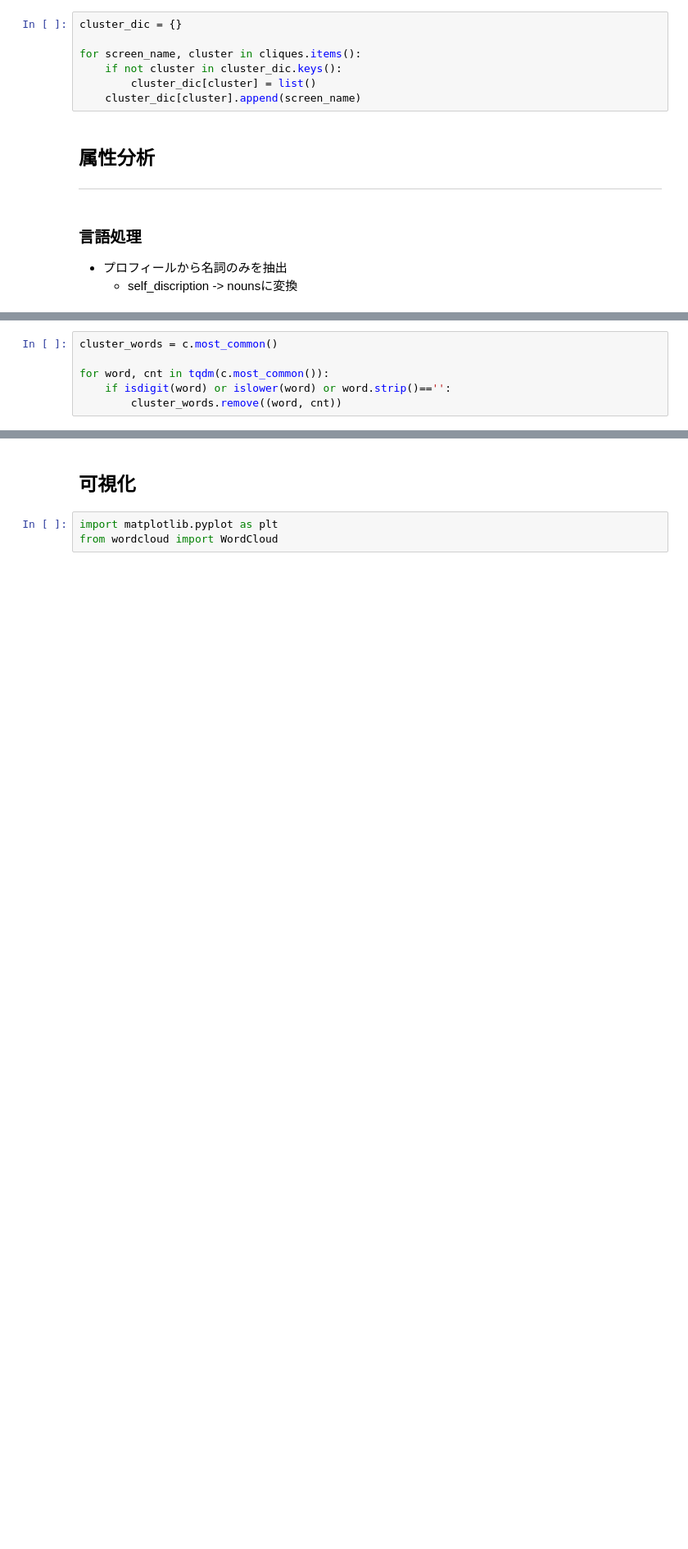
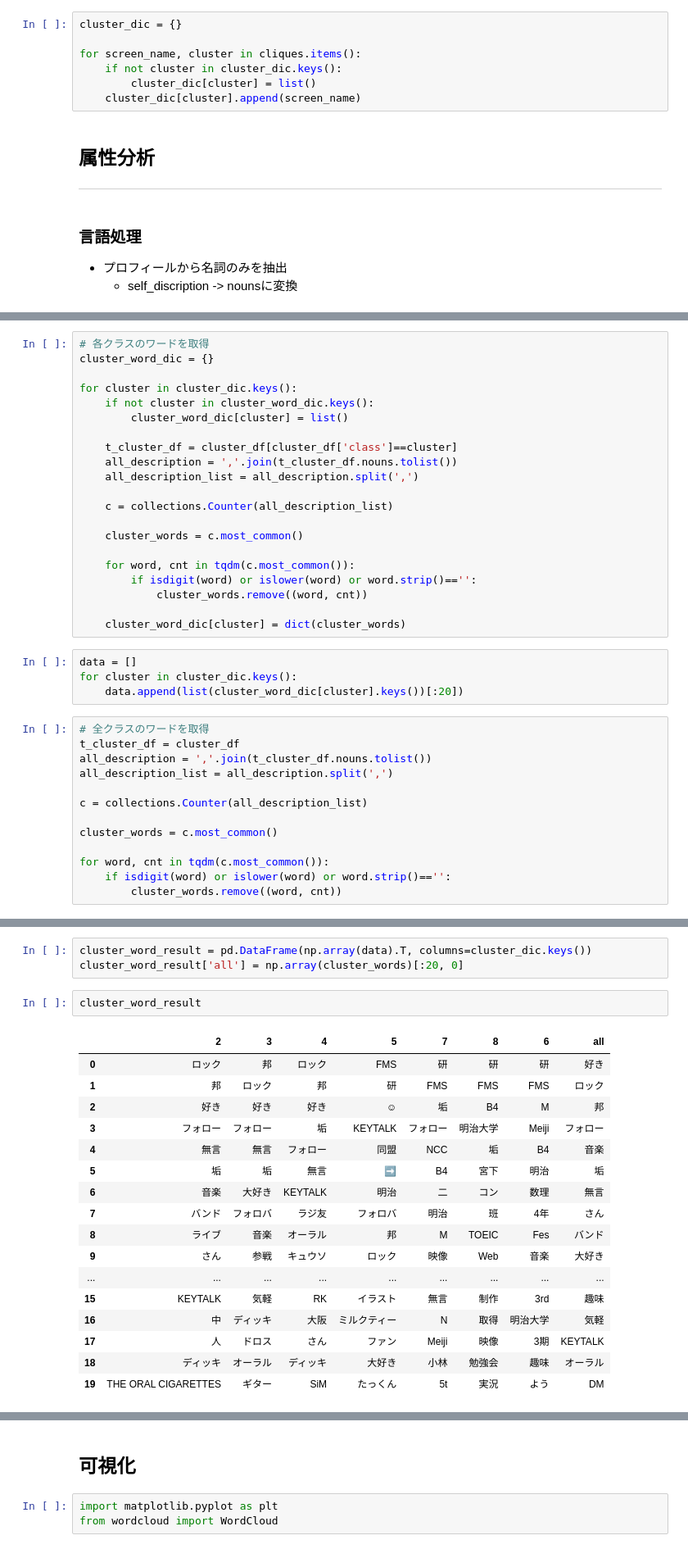
Before and after one commit to konumaru/networkAnalytics, a Jupyter notebook: notebook/analize_follower_cluster.ipynb, the cells around one changed output, grey strips where cells are left out. Shown at 82% size. Cells and saved outputs as stored; diff of their text form; blank space fills up the shorter version.

```diff
--- a/notebook/analize_follower_cluster.ipynb
+++ b/notebook/analize_follower_cluster.ipynb
@@ -198,4 +205,36 @@ def isdigit(s):
+# %%
+# 各クラスのワードを取得
+cluster_word_dic = {}
+
+for cluster in cluster_dic.keys():
+    if not cluster in cluster_word_dic.keys():
+        cluster_word_dic[cluster] = list()
+
+    t_cluster_df = cluster_df[cluster_df['class']==cluster]
+    all_description = ','.join(t_cluster_df.nouns.tolist())
+    all_description_list = all_description.split(',')
+
+    c = collections.Counter(all_description_list)
+
+    cluster_words = c.most_common()
+
+    for word, cnt in tqdm(c.most_common()):
+        if isdigit(word) or islower(word) or word.strip()=='':
+            cluster_words.remove((word, cnt))
+
+    cluster_word_dic[cluster] = dict(cluster_words)
+# %%
+data = []
+for cluster in cluster_dic.keys():
+    data.append(list(cluster_word_dic[cluster].keys())[:20])
 # %%
+# 全クラスのワードを取得
+t_cluster_df = cluster_df
+all_description = ','.join(t_cluster_df.nouns.tolist())
+all_description_list = all_description.split(',')
+
+c = collections.Counter(all_description_list)
+
 cluster_words = c.most_common()
 
 for word, cnt in tqdm(c.most_common()):
@@ -216,0 +243,23 @@ cluster_words[:10]
+# %%
+cluster_word_result = pd.DataFrame(np.array(data).T, columns=cluster_dic.keys())
+cluster_word_result['all'] = np.array(cluster_words)[:20, 0]
+# %%
+cluster_word_result
+# %% [output]
+|  | 2 | 3 | 4 | 5 | 7 | 8 | 6 | all |
+| 0 | ロック | 邦 | ロック | FMS | 研 | 研 | 研 | 好き |
+| 1 | 邦 | ロック | 邦 | 研 | FMS | FMS | FMS | ロック |
+| 2 | 好き | 好き | 好き | ☺ | 垢 | B4 | M | 邦 |
+| 3 | フォロー | フォロー | 垢 | KEYTALK | フォロー | 明治大学 | Meiji | フォロー |
+| 4 | 無言 | 無言 | フォロー | 同盟 | NCC | 垢 | B4 | 音楽 |
+| 5 | 垢 | 垢 | 無言 | ➡ | B4 | 宮下 | 明治 | 垢 |
+| 6 | 音楽 | 大好き | KEYTALK | 明治 | 二 | コン | 数理 | 無言 |
+| 7 | バンド | フォロバ | ラジ友 | フォロバ | 明治 | 班 | 4年 | さん |
+| 8 | ライブ | 音楽 | オーラル | 邦 | M | TOEIC | Fes | バンド |
+| 9 | さん | 参戦 | キュウソ | ロック | 映像 | Web | 音楽 | 大好き |
+| ... | ... | ... | ... | ... | ... | ... | ... | ... |
+| 15 | KEYTALK | 気軽 | RK | イラスト | 無言 | 制作 | 3rd | 趣味 |
+| 16 | 中 | ディッキ | 大阪 | ミルクティー | N | 取得 | 明治大学 | 気軽 |
+| 17 | 人 | ドロス | さん | ファン | Meiji | 映像 | 3期 | KEYTALK |
+| 18 | ディッキ | オーラル | ディッキ | 大好き | 小林 | 勉強会 | 趣味 | オーラル |
+| 19 | THE ORAL CIGARETTES | ギター | SiM | たっくん | 5t | 実況 | よう | DM |
```
Also changed, not shown: parts of 18 cells of this notebook.
